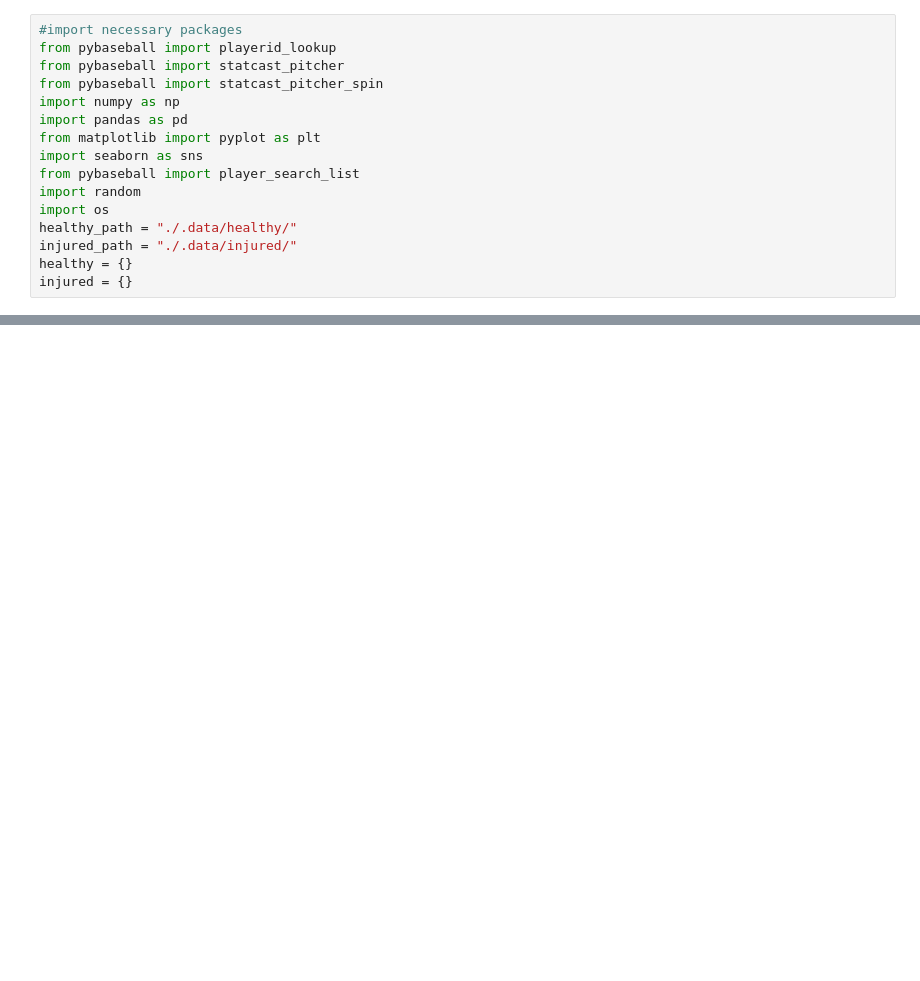
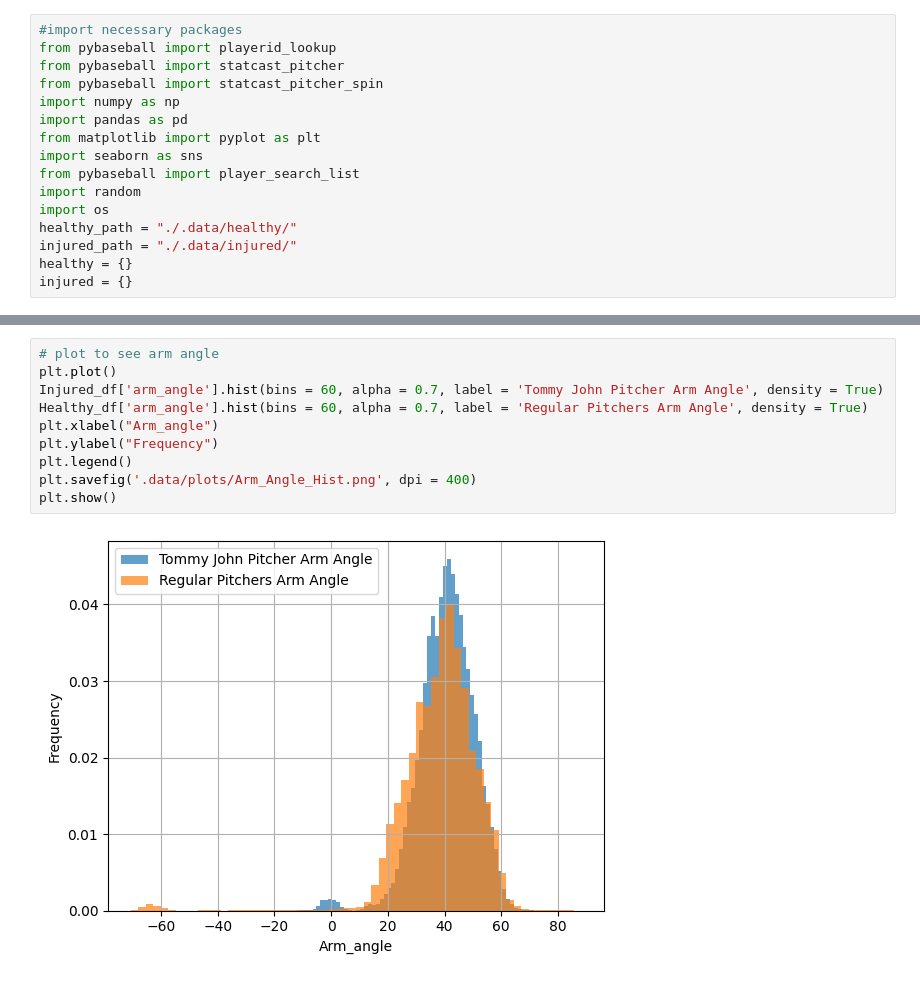
Before and after one commit to akankshb/tommy_john_surgery_modeling, a Jupyter notebook: EDA_notebook.ipynb, the cells around one changed output, grey strips where cells are left out. Saved outputs shown, nothing was run; the diff lists cells and outputs as text; blank space fills up the shorter version.

Commit message:
First half of comments are addressed and unnecessary plots are removed

```diff
--- a/EDA_notebook.ipynb
+++ b/EDA_notebook.ipynb
@@ -115,0 +147,12 @@ print(Injured_df.shape)
+# %%
+# plot to see arm angle
+plt.plot()
+Injured_df['arm_angle'].hist(bins = 60, alpha = 0.7, label = 'Tommy John Pitcher Arm Angle', density = True)
+Healthy_df['arm_angle'].hist(bins = 60, alpha = 0.7, label = 'Regular Pitchers Arm Angle', density = True)
+plt.xlabel("Arm_angle")
+plt.ylabel("Frequency")
+plt.legend()
+plt.savefig('.data/plots/Arm_Angle_Hist.png', dpi = 400)
+plt.show()
+# %% [output]
+[figure, added]
```
Also changed, not shown: parts of 25 cells of this notebook.
